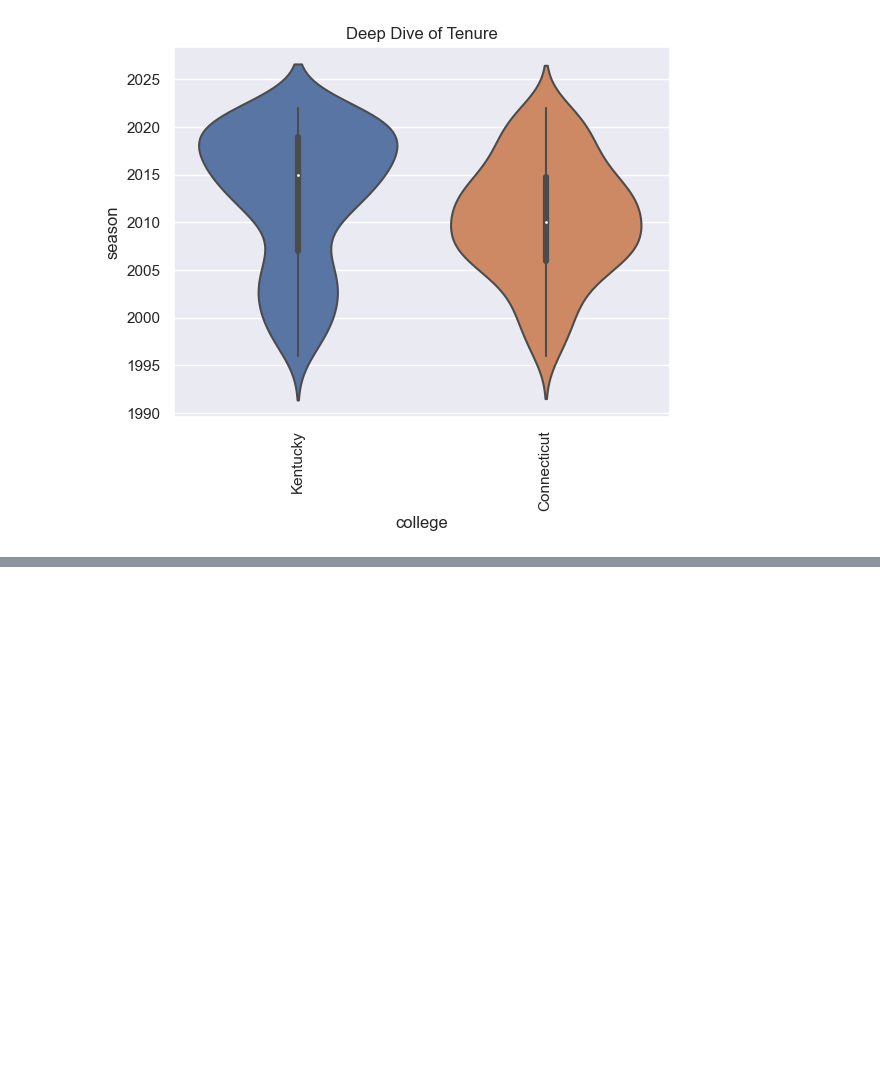
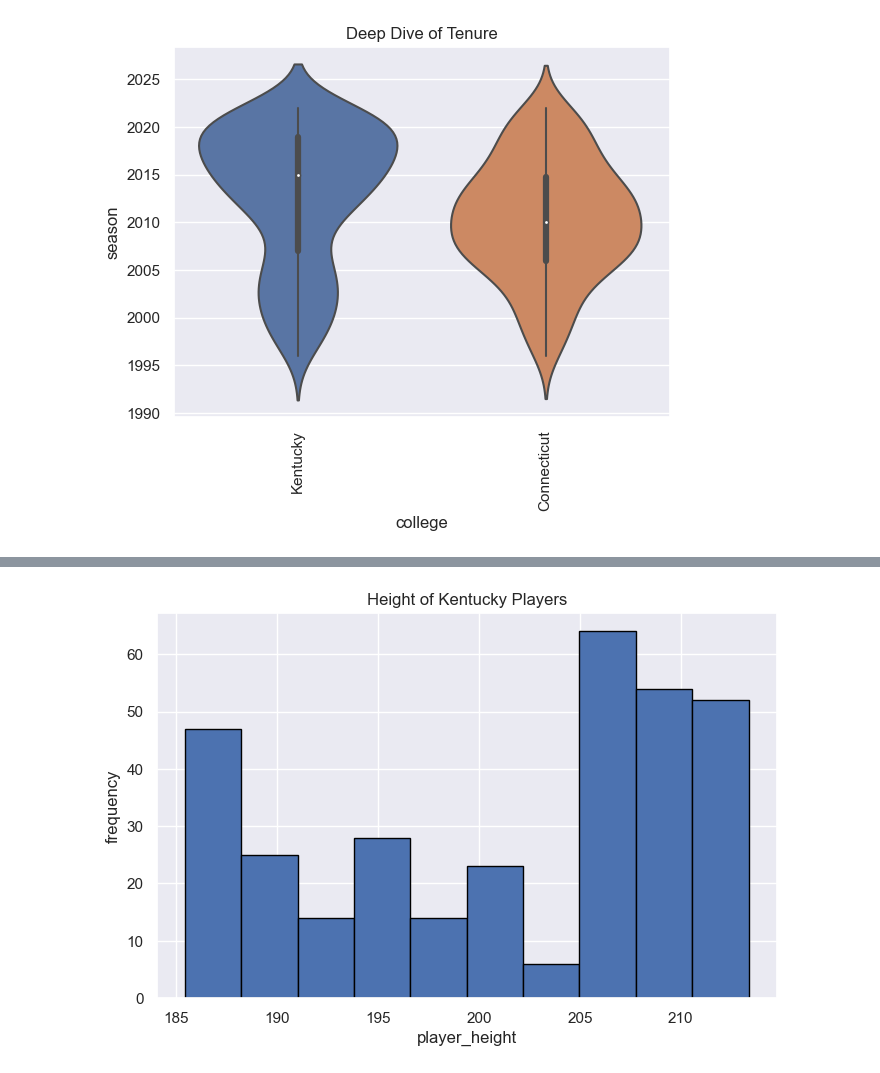
Before and after one commit to doorfish/data-analysis-project, a Jupyter notebook: python_data_analysis_project.ipynb, the cells around one changed output, grey strips where cells are left out. Drawn from its saved outputs; the diff is of its cells as text; code cells hidden in the pictures; blank space fills up the shorter version.

```diff
--- a/python_data_analysis_project.ipynb
+++ b/python_data_analysis_project.ipynb
@@ -628,0 +629,11 @@ plt.show()
+# %%
+metric_df = college_analysis.loc[(college_analysis['college'] == 'Kentucky')]
+
+plt.figure(figsize=(8, 5))
+plt.hist(metric_df['player_height'], bins=10, edgecolor='black')
+plt.title('Height of Kentucky Players')
+plt.xlabel('player_height')
+plt.ylabel('frequency')
+plt.show()
+# %% [output]
+[figure, added]
```
Also changed, not shown: parts of 11 cells of this notebook.
